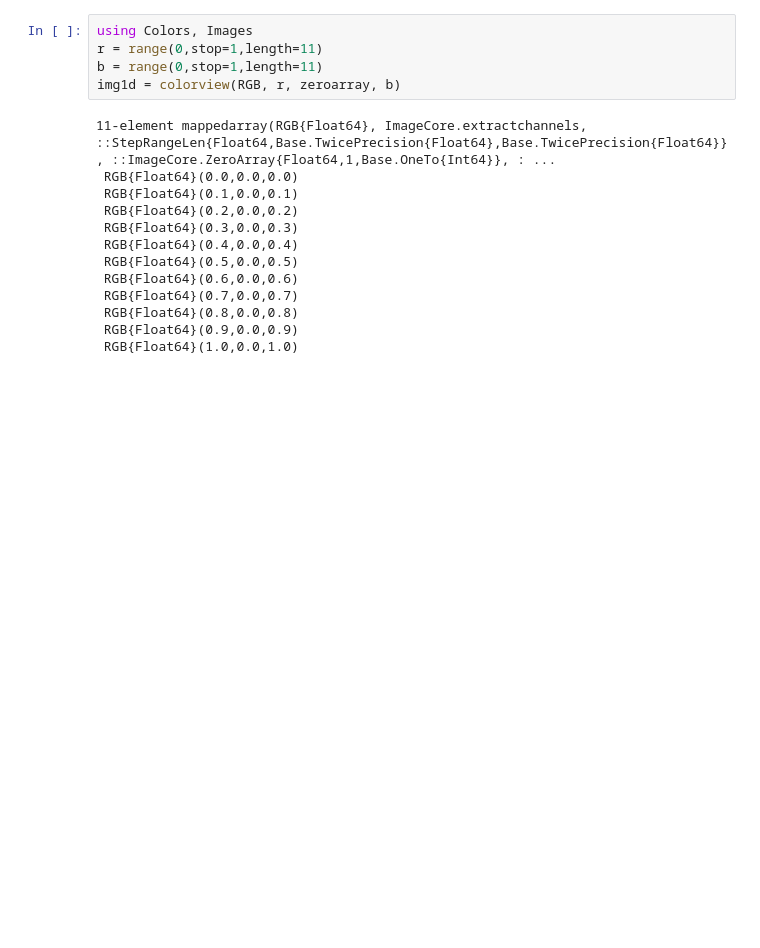
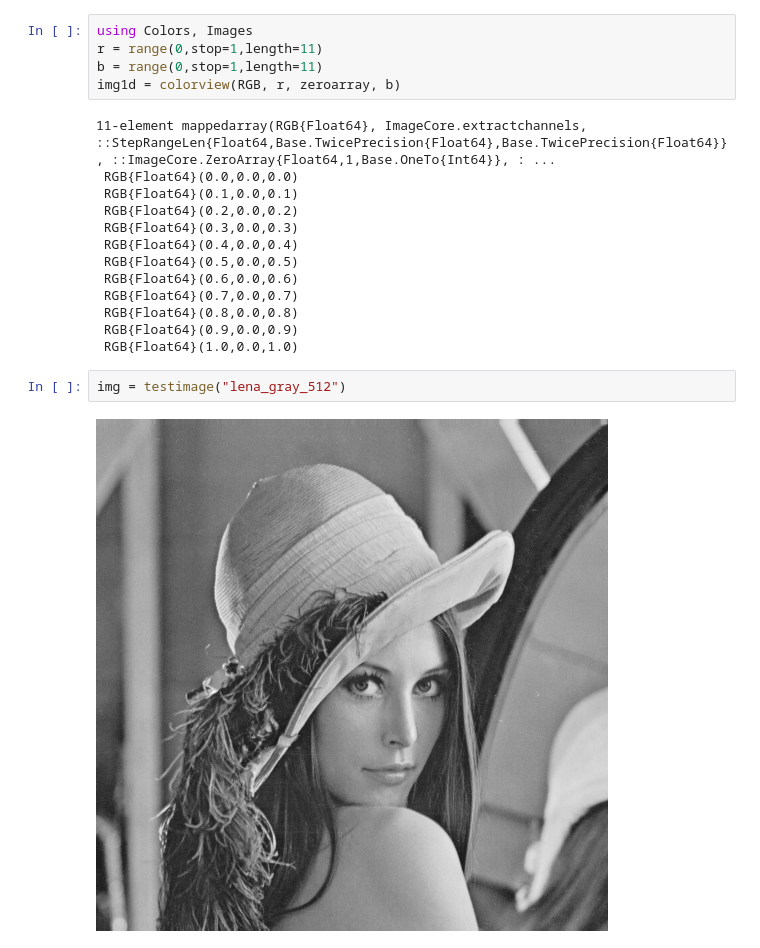
Before and after one commit to asamanta1920/Julia_Racecar_MIT_MS_Program, a Jupyter notebook: 03-computer-vision-julia/05-green_screens/JuliaGreenScreens.ipynb, the cells around one changed output. Saved outputs shown, nothing was run; the diff lists cells and outputs as text; blank space fills up the shorter version.

```diff
--- a/03-computer-vision-julia/05-green_screens/JuliaGreenScreens.ipynb
+++ b/03-computer-vision-julia/05-green_screens/JuliaGreenScreens.ipynb
@@ -158,3 +223,7 @@ img1d = colorview(RGB, r, zeroarray, b)
  RGB{Float64}(0.8,0.0,0.8)
  RGB{Float64}(0.9,0.0,0.9)
  RGB{Float64}(1.0,0.0,1.0)
+# %%
+img = testimage("lena_gray_512")
+# %% [output]
+[figure, added]
```
Also changed, not shown: parts of 17 cells of this notebook, 7 other files.
